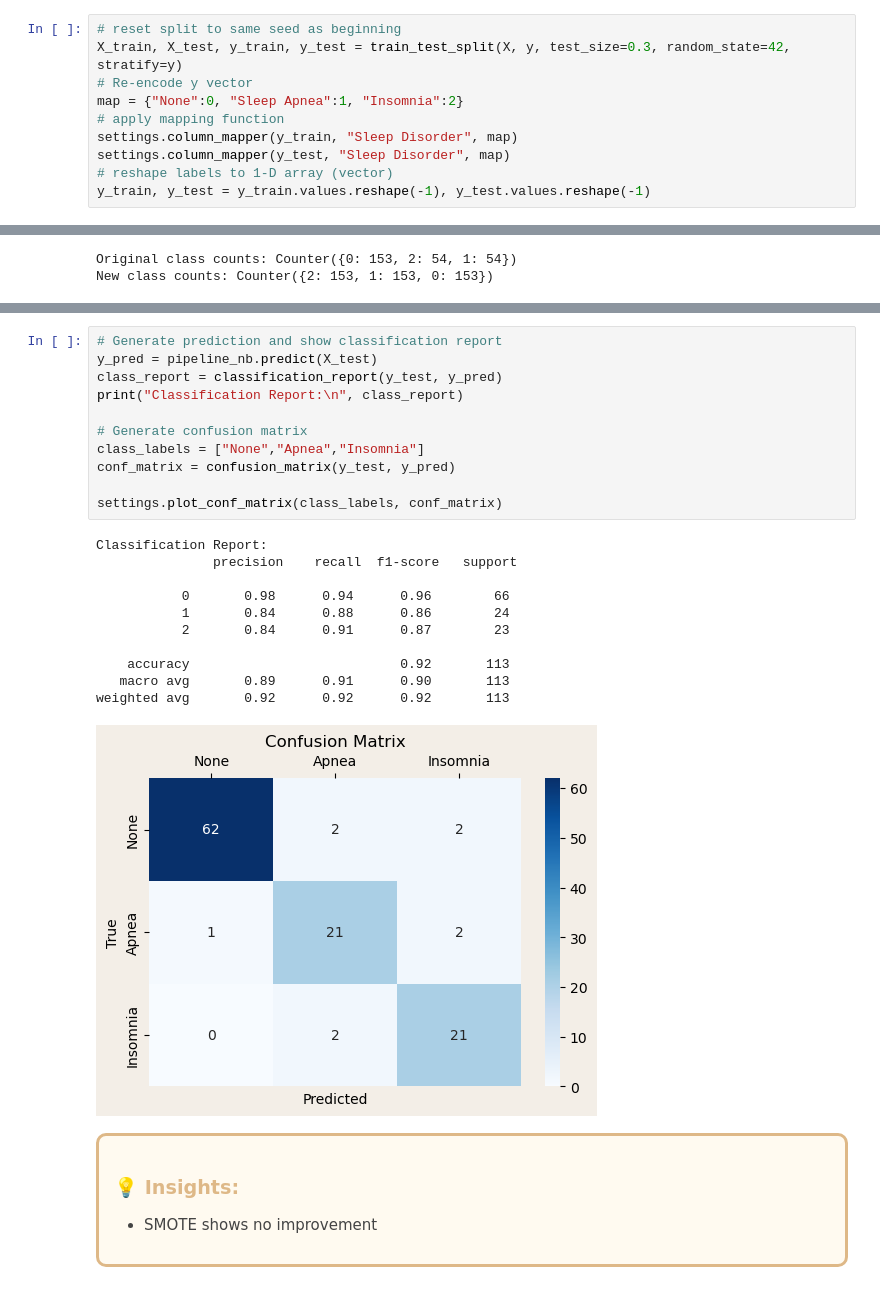
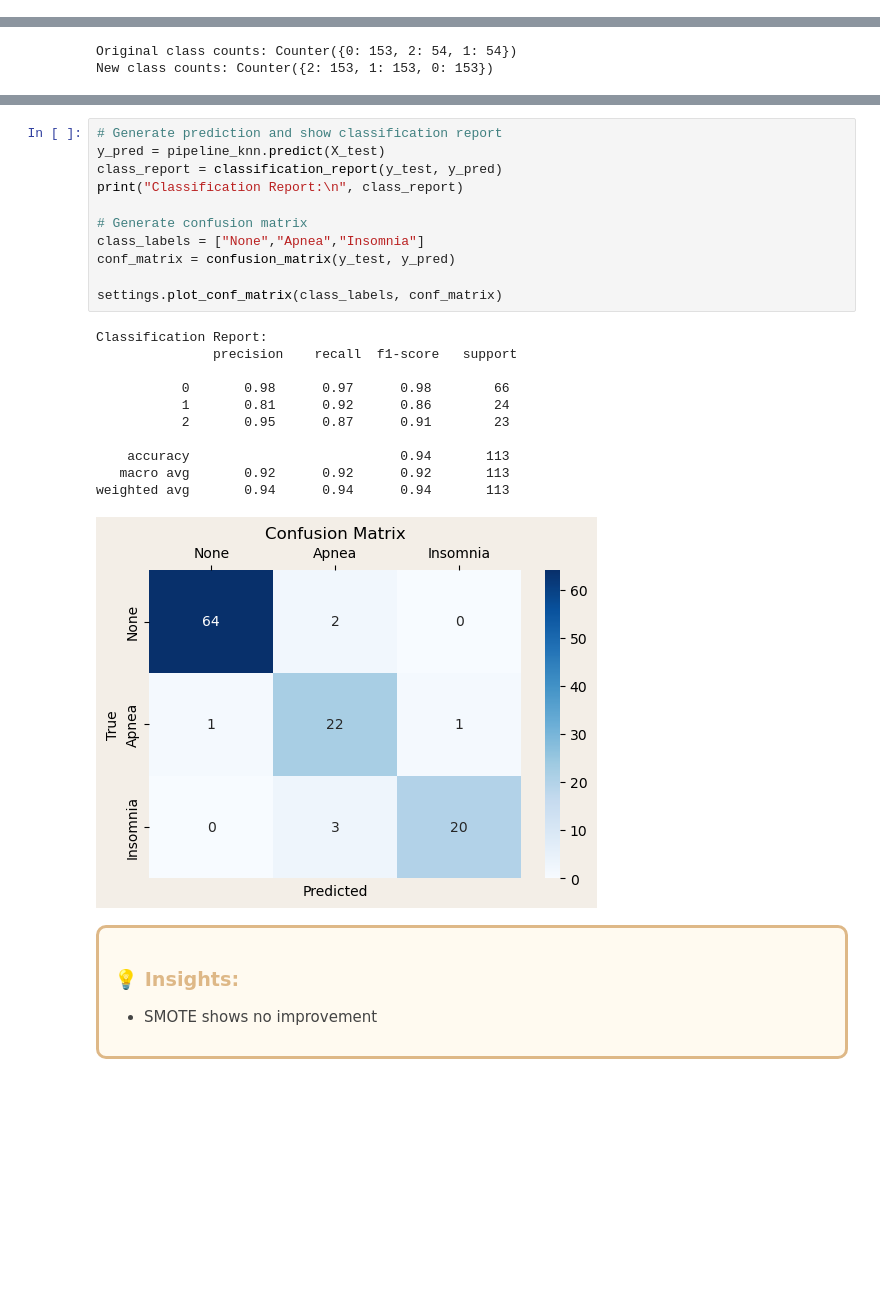
Before and after one commit to carstenegelund/sleep-disorder-classifier, a Jupyter notebook: model_knn_classification.ipynb, the cells around one changed output, grey strips where cells are left out. Cells and saved outputs as stored; diff of their text form; blank space fills up the shorter version.

Commit message:
fixing seeds and developing ensemble voting model

```diff
--- a/model_knn_classification.ipynb
+++ b/model_knn_classification.ipynb
@@ -196,15 +188,5 @@ Average test score across seeds: 89.100 %
 </ul>
 </div>
-# %%
-# reset split to same seed as beginning
-X_train, X_test, y_train, y_test = train_test_split(X, y, test_size=0.3, random_state=42, stratify=y)
-# Re-encode y vector
-map = {"None":0, "Sleep Apnea":1, "Insomnia":2}
-# apply mapping function
-settings.column_mapper(y_train, "Sleep Disorder", map)
-settings.column_mapper(y_test, "Sleep Disorder", map)
-# reshape labels to 1-D array (vector)
-y_train, y_test = y_train.values.reshape(-1), y_test.values.reshape(-1)
 # %%
 # Save baseline pipeline to file
 settings.save_pipeline("best_knn_classification_pipeline.pkl", pipeline_knn)
@@ -359,27 +335,27 @@ Train Accuracy: 90.800 %
 Test Accuracy: 93.800 %
 # %%
 # Generate prediction and show classification report
-y_pred = pipeline_nb.predict(X_test)
+y_pred = pipeline_knn.predict(X_test)
 class_report = classification_report(y_test, y_pred)
 print("Classification Report:\n", class_report)
 
 # Generate confusion matrix
 class_labels = ["None","Apnea","Insomnia"]
 conf_matrix = confusion_matrix(y_test, y_pred)
 
 settings.plot_conf_matrix(class_labels, conf_matrix)
 # %% [output]
 Classification Report:
                precision    recall  f1-score   support
 
-           0       0.98      0.94      0.96        66
-           1       0.84      0.88      0.86        24
-           2       0.84      0.91      0.87        23
+           0       0.98      0.97      0.98        66
+           1       0.81      0.92      0.86        24
+           2       0.95      0.87      0.91        23
 
-    accuracy                           0.92       113
-   macro avg       0.89      0.91      0.90       113
-weighted avg       0.92      0.92      0.92       113
+    accuracy                           0.94       113
+   macro avg       0.92      0.92      0.92       113
+weighted avg       0.94      0.94      0.94       113
-[figure, old version]
+[figure, new version]
 # %% [markdown]
 <div style="border-radius:10px; border:#DEB887 solid; padding: 15px; background-color: #FFFAF0; font-size:100%; text-align:left; max-width: 1050px; margin: 0 auto; color: #444444;">
 
```
Also changed, not shown: parts of 6 cells of this notebook, 8 other files.
